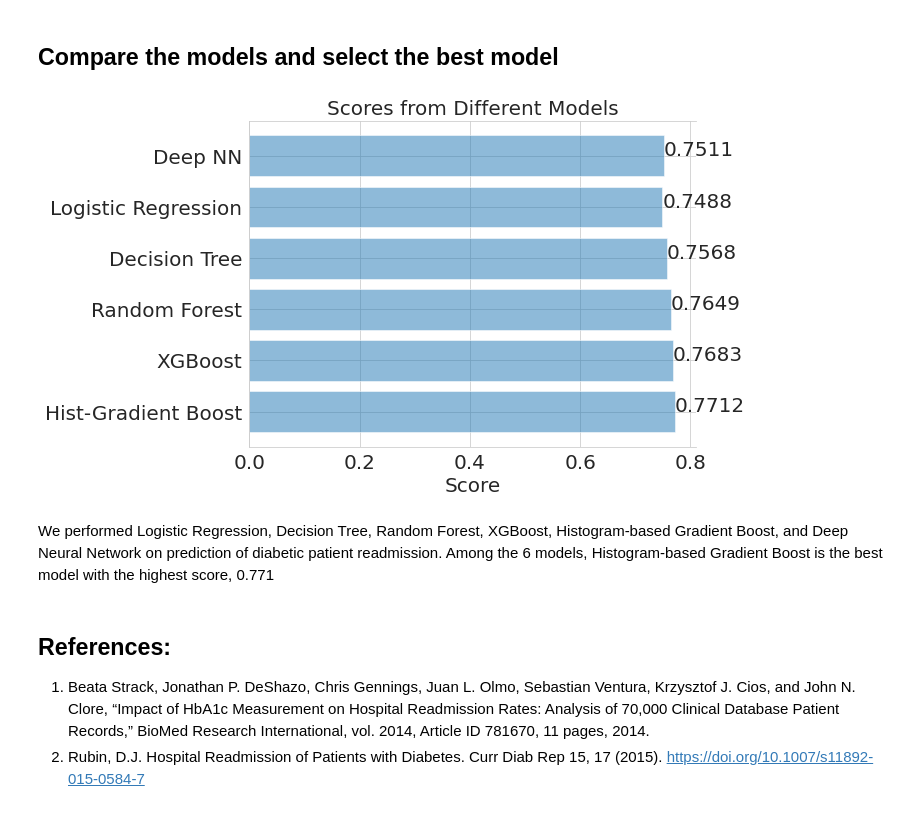
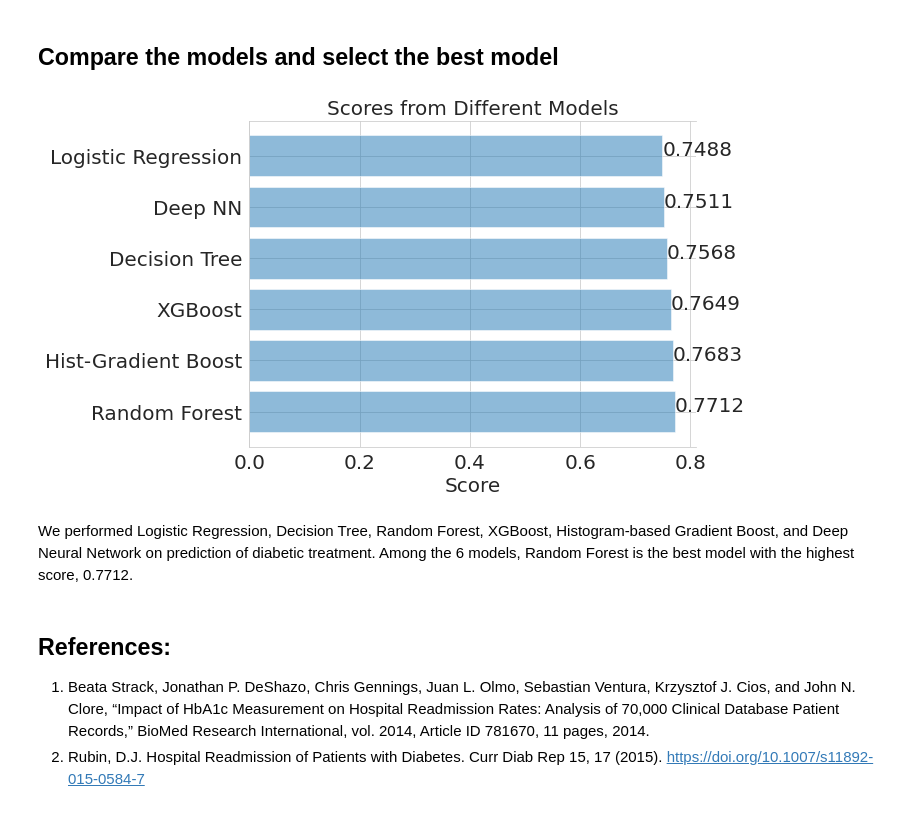
Before and after one commit to tkyuvu/Machine-Learning-I-Project, a Jupyter notebook: Diabetes_Prediction_Final_Code_and_Report.ipynb, the cells around one changed output. Saved outputs shown, nothing was run; the diff lists cells and outputs as text; code cells hidden in the pictures.

```diff
--- a/Diabetes_Prediction_Final_Code_and_Report.ipynb
+++ b/Diabetes_Prediction_Final_Code_and_Report.ipynb
@@ -1831,26 +1831,26 @@ Treatment_test_accuracy: 0.751126229763031
 ## Compare the models and select the best model
 # %%
 # Create 2 lists for x and y axis
-models = ['Hist-Gradient Boost', 'XGBoost', 'Random Forest', 'Decision Tree', 'Logistic Regression', 'Deep NN']
+models = ['Random Forest', 'Hist-Gradient Boost', 'XGBoost', 'Decision Tree', 'Deep NN', 'Logistic Regression']
 scores = [round(best_score_param_estimator_gs[0][0],4), round(best_score_param_estimator_gs[1][0],4),
           round(best_score_param_estimator_gs[2][0],4), round(best_score_param_estimator_gs[3][0],4),
-          round(best_score_param_estimator_gs[4][0],4), round(treatment_accuracy,4)]
+          round(treatment_accuracy,4), round(best_score_param_estimator_gs[4][0],4)]
 
 # Plot the bar chart for models' scores
 fig, ax = plt.subplots(figsize=(8, 6))
 plt.barh(models, scores, align='center', alpha=0.5)
 plt.xlabel('Score')
 plt.title('Scores from Different Models')
 #ax.spines['top'].set_visible(False)
 ax.spines['right'].set_visible(False)
 # Show values on the bar chart
 for index, value in enumerate(scores):
     plt.text(value, index, str(value))
 plt.show()
 # %% [output]
-[figure, old version]
+[figure, new version]
 # %% [markdown]
-We performed Logistic Regression, Decision Tree, Random Forest, XGBoost, Histogram-based Gradient Boost, and Deep Neural Network on prediction of diabetic patient readmission. Among the 6 models, Histogram-based Gradient Boost is the best model with the highest score, 0.771
+We performed Logistic Regression, Decision Tree, Random Forest, XGBoost, Histogram-based Gradient Boost, and Deep Neural Network on prediction of diabetic treatment. Among the 6 models, Random Forest is the best model with the highest score, 0.7712.
 # %% [markdown]
 ## References:
 1. Beata Strack, Jonathan P. DeShazo, Chris Gennings, Juan L. Olmo, Sebastian Ventura, Krzysztof J. Cios, and John N. Clore, “Impact of HbA1c Measurement on Hospital Readmission Rates: Analysis of 70,000 Clinical Database Patient Records,” BioMed Research International, vol. 2014, Article ID 781670, 11 pages, 2014.
```
